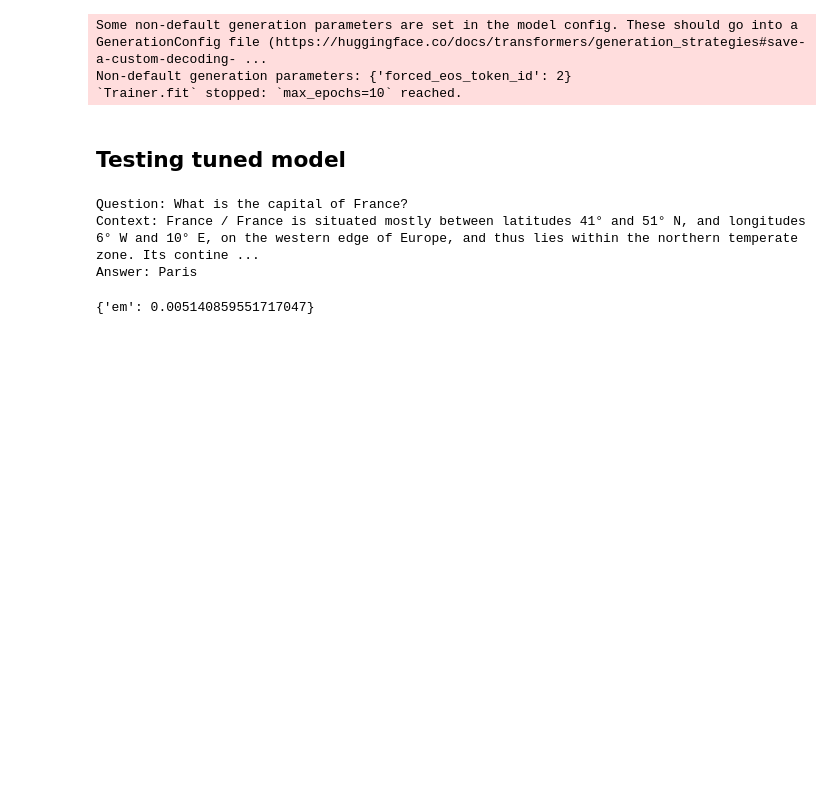
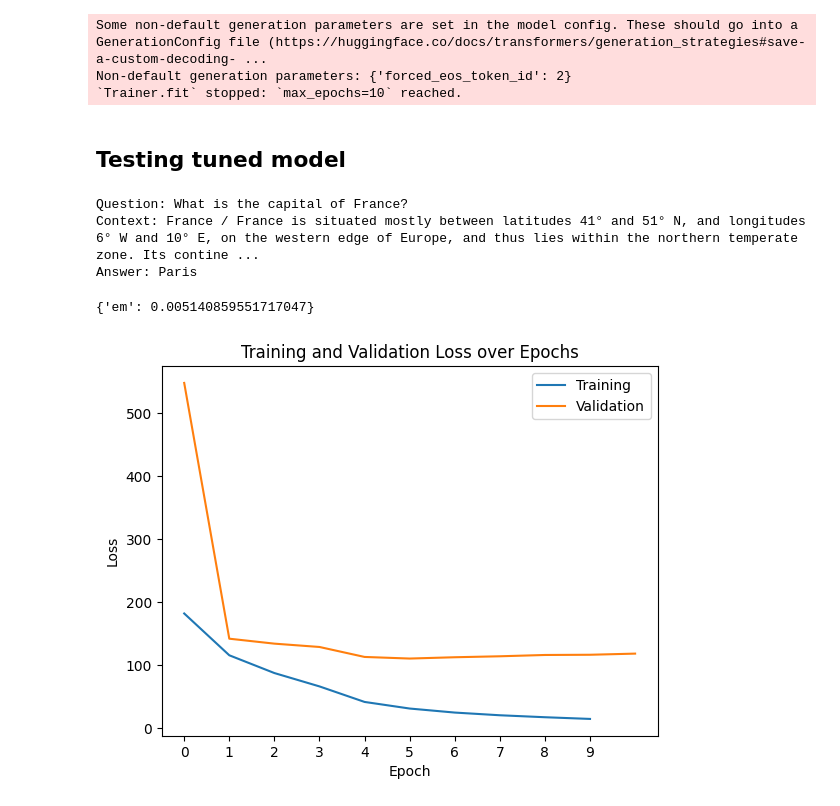
Before and after one commit to Jazhyc/nlp-2024, a Jupyter notebook: fine_tune_rag.ipynb, the cells around one changed output. Cells and saved outputs as stored; diff of their text form; code cells hidden in the pictures; blank space fills up the shorter version.

Commit message:
added plots

```diff
--- a/fine_tune_rag.ipynb
+++ b/fine_tune_rag.ipynb
@@ -582,3 +585,31 @@ exact_match = calculate_exact_match(complete_dataset['test']['predictions'], com
 print(exact_match)
 # %% [output]
 {'em': 0.005140859551717047}
+# %%
+def plot_losses(train_losses, val_losses):
+
+    # Plot the training and validation losses
+    plt.plot(train_losses, label='Training')
+    plt.plot(val_losses, label='Validation')
+    plt.legend()
+
+    # Label the axes and title
+    plt.xlabel('Epoch')
+    plt.ylabel('Loss')
+    plt.title('Training and Validation Loss over Epochs')
+
+    # Make x axis discrete
+    plt.xticks(range(len(train_losses)))
+    plt.show()
+# %%
+file_path = 'outputs/metrics.json'
+
+with open(file_path, 'r') as file:
+    data = json.load(file)
+
+df_val = pd.DataFrame(data['val'])
+df_train = pd.DataFrame(data['train'])
+
+plot_losses(df_train['train_avg_loss'], df_val['val_avg_loss'])
+# %% [output]
+[figure, added]
```
Also changed, not shown: parts of 2 cells of this notebook.
